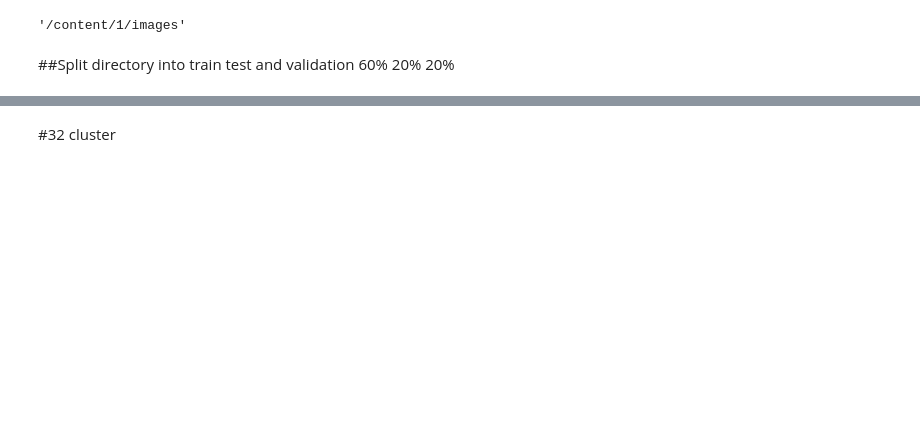
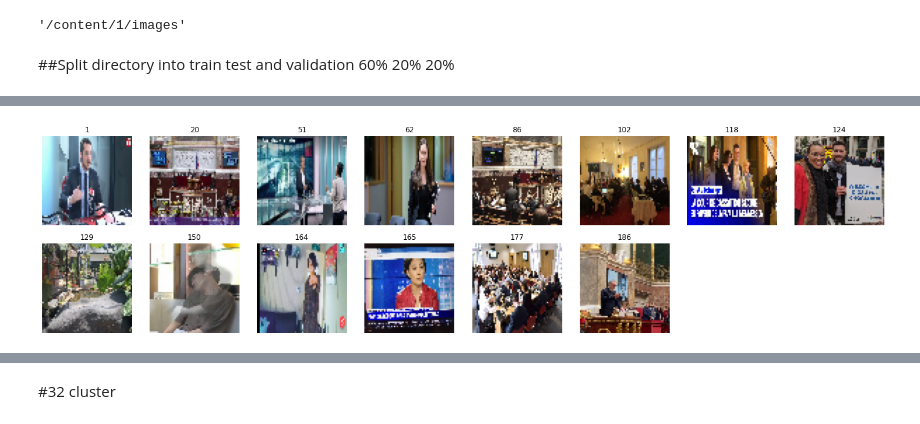
Before and after one commit to massinoLight/ProjetNedra, a Jupyter notebook: projetNedra.ipynb, the cells around one changed output, grey strips where cells are left out. Saved outputs shown, nothing was run; the diff lists cells and outputs as text; code cells hidden in the pictures; blank space fills up the shorter version.

```diff
--- a/projetNedra.ipynb
+++ b/projetNedra.ipynb
@@ -286,0 +256,16 @@ image: [963.90240474 676.95635194] is in cluster 21 centered at [0. 0. 0. ... 0.
+# %%
+import math
+
+def draw_folder(folder):
+  columns = 8
+  rows = math.ceil(len(folder)/columns)
+  fig = pyplot.figure(figsize=(25, rows*3))
+  index = 1
+  for i in folder:
+      img = batch[i]
+      sub_plot = fig.add_subplot(rows, columns, index)
+      index = index + 1
+      sub_plot.axis('off')
+      sub_plot.set_title(i)
+      pyplot.imshow(img)
+  pyplot.show()
@@ -286,0 +306,4 @@ image: [963.90240474 676.95635194] is in cluster 21 centered at [0. 0. 0. ... 0.
+# %%
+draw_folder(class1)
+# %% [output]
+[figure, added]
```
Also changed, not shown: parts of 33 cells of this notebook.
